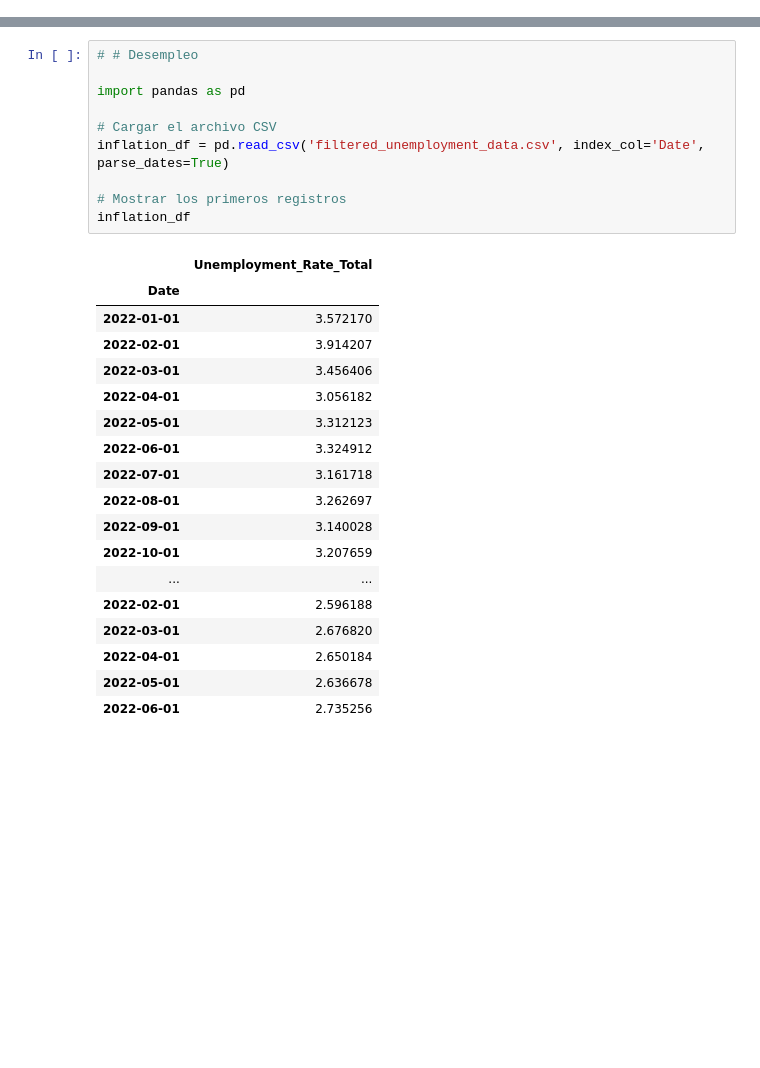
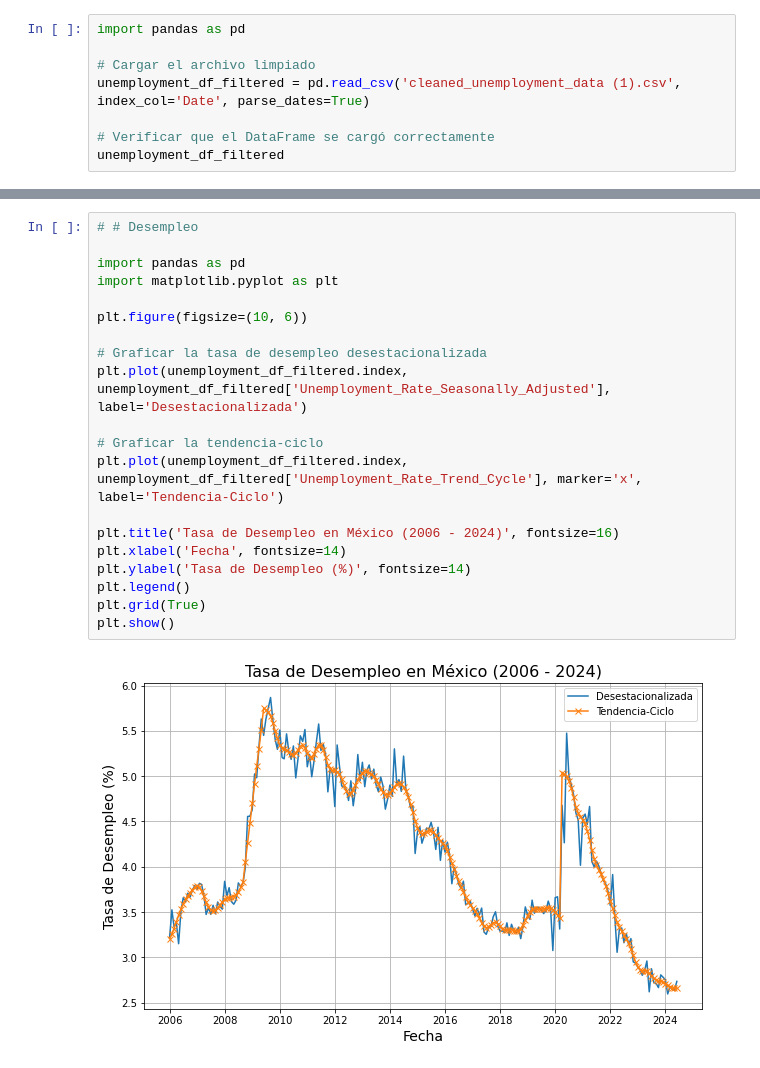
Before and after one commit to rogeliocampos02/actividadesseries, a Jupyter notebook: TAREA1.ipynb, the cells around one changed output, grey strips where cells are left out. Saved outputs shown, nothing was run; the diff lists cells and outputs as text; blank space fills up the shorter version.

```diff
--- a/TAREA1.ipynb
+++ b/TAREA1.ipynb
@@ -0,0 +3,8 @@
+# %%
+import pandas as pd
+
+# Cargar el archivo limpiado
+unemployment_df_filtered = pd.read_csv('cleaned_unemployment_data (1).csv', index_col='Date', parse_dates=True)
+
+# Verificar que el DataFrame se cargó correctamente
+unemployment_df_filtered
@@ -1,29 +26,22 @@
 # %%
 # # Desempleo
 
 import pandas as pd
+import matplotlib.pyplot as plt
 
-# Cargar el archivo CSV
-inflation_df = pd.read_csv('filtered_unemployment_data.csv', index_col='Date', parse_dates=True)
+plt.figure(figsize=(10, 6))
 
-# Mostrar los primeros registros
-inflation_df
+# Graficar la tasa de desempleo desestacionalizada
+plt.plot(unemployment_df_filtered.index, unemployment_df_filtered['Unemployment_Rate_Seasonally_Adjusted'], label='Desestacionalizada')
+
+# Graficar la tendencia-ciclo
+plt.plot(unemployment_df_filtered.index, unemployment_df_filtered['Unemployment_Rate_Trend_Cycle'], marker='x', label='Tendencia-Ciclo')
+
+plt.title('Tasa de Desempleo en México (2006 - 2024)', fontsize=16)
+plt.xlabel('Fecha', fontsize=14)
+plt.ylabel('Tasa de Desempleo (%)', fontsize=14)
+plt.legend()
+plt.grid(True)
+plt.show()
 # %% [output]
-|  | Unemployment_Rate_Total |
-| Date |  |
-| 2022-01-01 | 3.572170 |
-| 2022-02-01 | 3.914207 |
-| 2022-03-01 | 3.456406 |
-| 2022-04-01 | 3.056182 |
-| 2022-05-01 | 3.312123 |
-| 2022-06-01 | 3.324912 |
-| 2022-07-01 | 3.161718 |
-| 2022-08-01 | 3.262697 |
-| 2022-09-01 | 3.140028 |
-| 2022-10-01 | 3.207659 |
-| ... | ... |
-| 2022-02-01 | 2.596188 |
-| 2022-03-01 | 2.676820 |
-| 2022-04-01 | 2.650184 |
-| 2022-05-01 | 2.636678 |
-| 2022-06-01 | 2.735256 |
+[figure, added]
```
Also changed, not shown: parts of 9 cells of this notebook, 4 other files.
